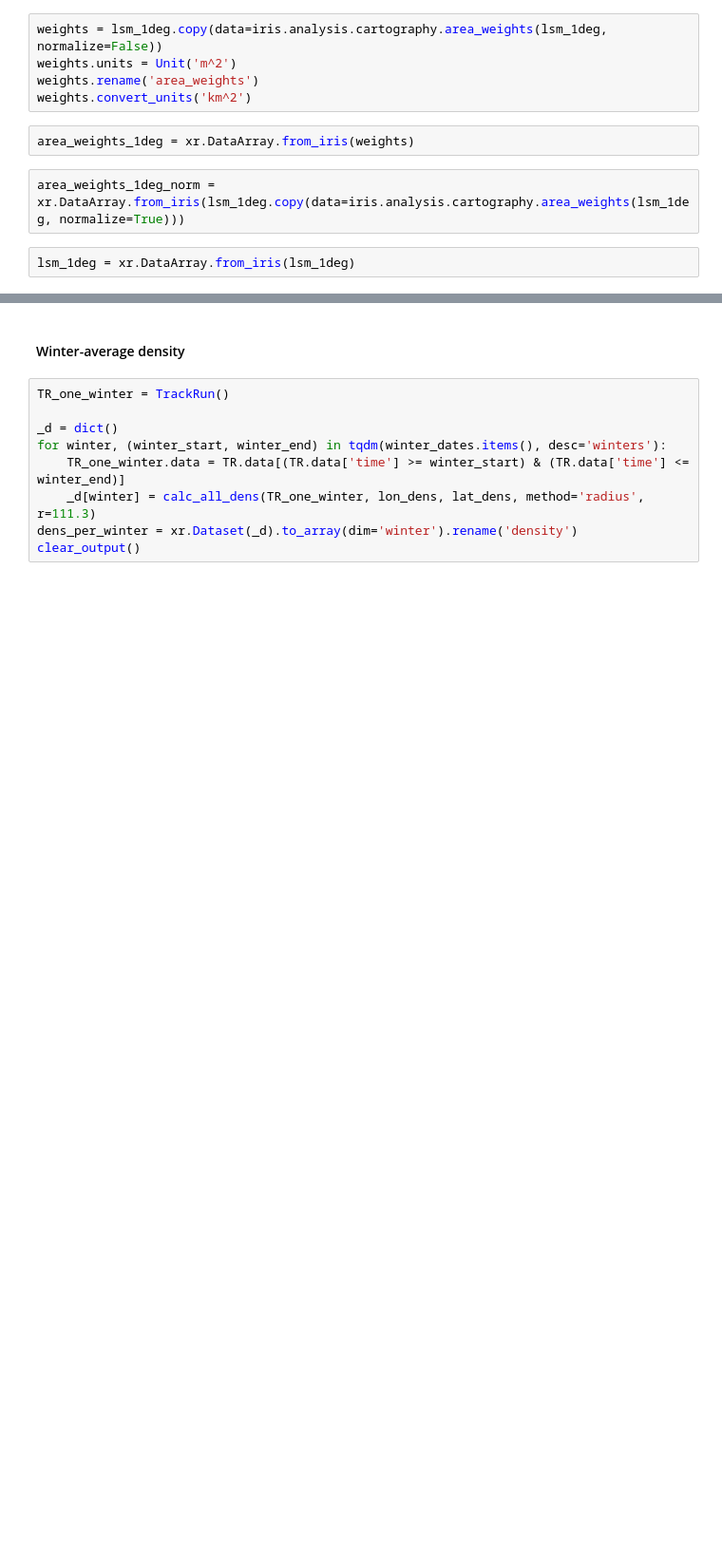
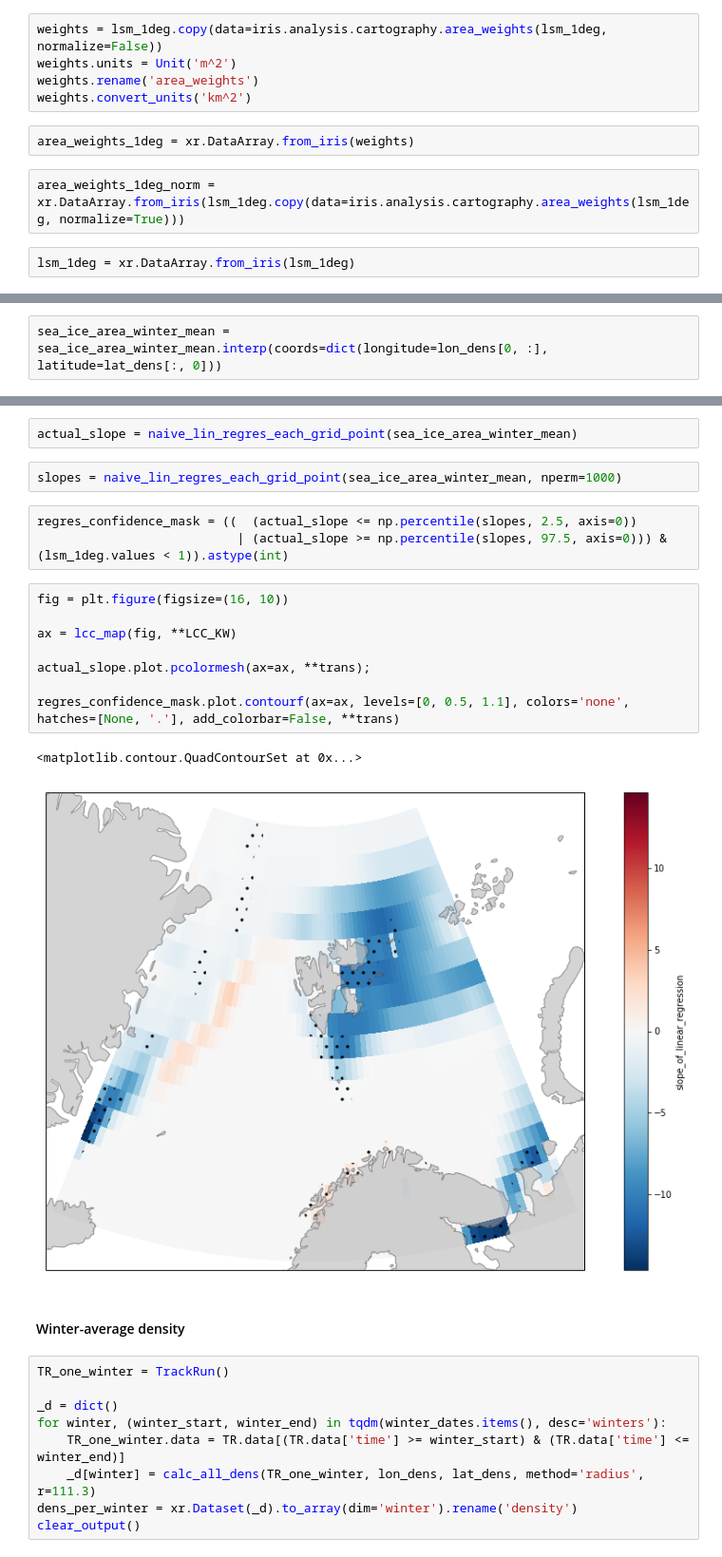
Before and after one commit to dennissergeev/pmc_clim, a Jupyter notebook: code/Sea-Ice.ipynb, the cells around one changed output, grey strips where cells are left out. Shown at 95% size. Saved outputs shown, nothing was run; the diff lists cells and outputs as text; blank space fills up the shorter version.

Commit message:
sea ice NB: grid point-wise linear regressions

```diff
--- a/code/Sea-Ice.ipynb
+++ b/code/Sea-Ice.ipynb
@@ -290,0 +302,2 @@ lsm_1deg = xr.DataArray.from_iris(lsm_1deg)
+# %%
+sea_ice_area_winter_mean = sea_ice_area_winter_mean.interp(coords=dict(longitude=lon_dens[0, :], latitude=lat_dens[:, 0]))
@@ -291,3 +340,21 @@ lsm_1deg = xr.DataArray.from_iris(lsm_1deg)
+# %%
+actual_slope = naive_lin_regres_each_grid_point(sea_ice_area_winter_mean)
+# %%
+slopes = naive_lin_regres_each_grid_point(sea_ice_area_winter_mean, nperm=1000)
+# %%
+regres_confidence_mask = ((  (actual_slope <= np.percentile(slopes, 2.5, axis=0))
+                           | (actual_slope >= np.percentile(slopes, 97.5, axis=0))) & (lsm_1deg.values < 1)).astype(int)
+# %%
+fig = plt.figure(figsize=(16, 10))
+
+ax = lcc_map(fig, **LCC_KW)
+
+actual_slope.plot.pcolormesh(ax=ax, **trans);
+
+regres_confidence_mask.plot.contourf(ax=ax, levels=[0, 0.5, 1.1], colors='none', hatches=[None, '.'], add_colorbar=False, **trans)
+# %% [output]
+<matplotlib.contour.QuadContourSet at 0x...>
+[figure, added]
 # %% [markdown]
 #### Winter-average density
 # %%
```
Also changed, not shown: parts of 18 cells of this notebook.
